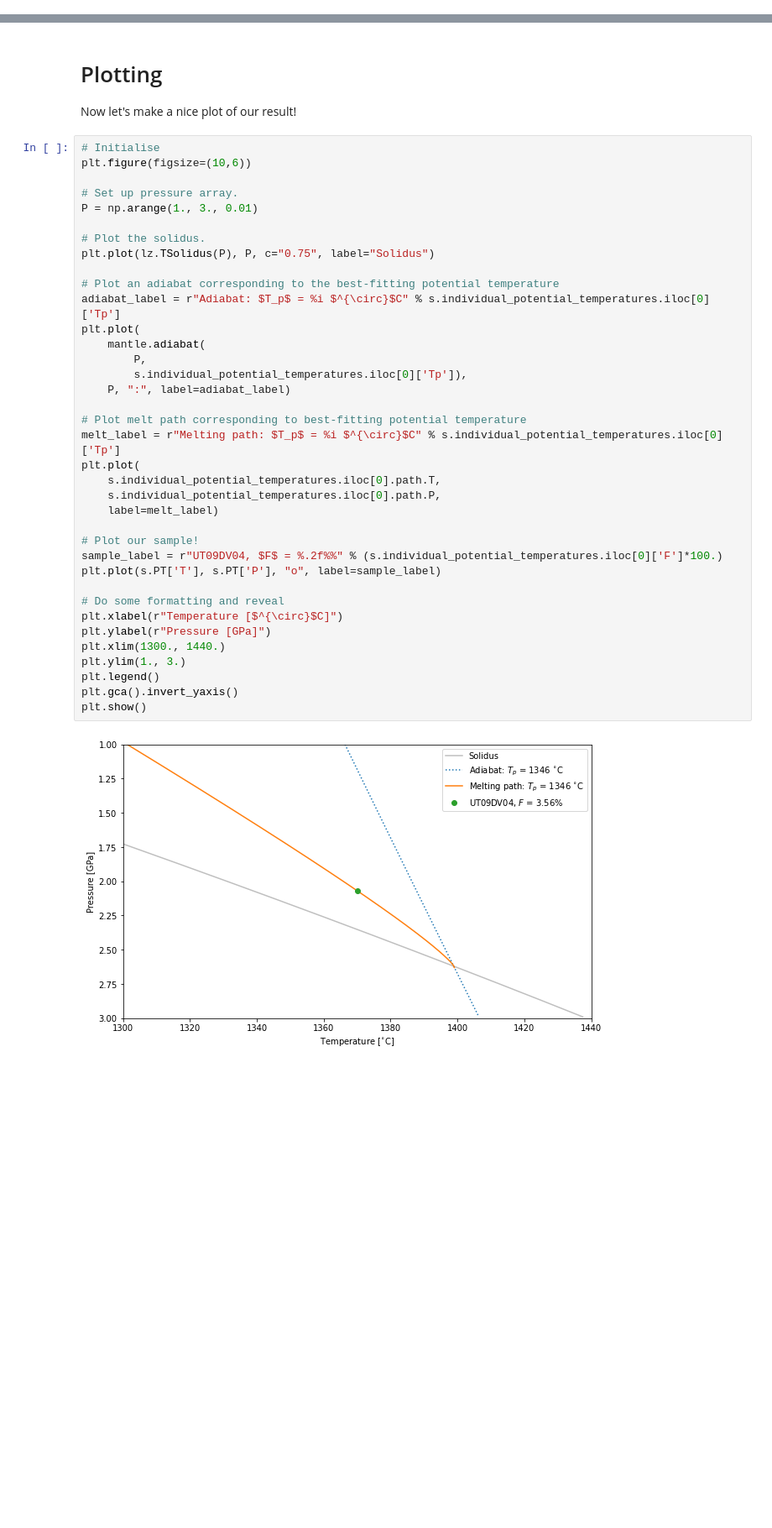
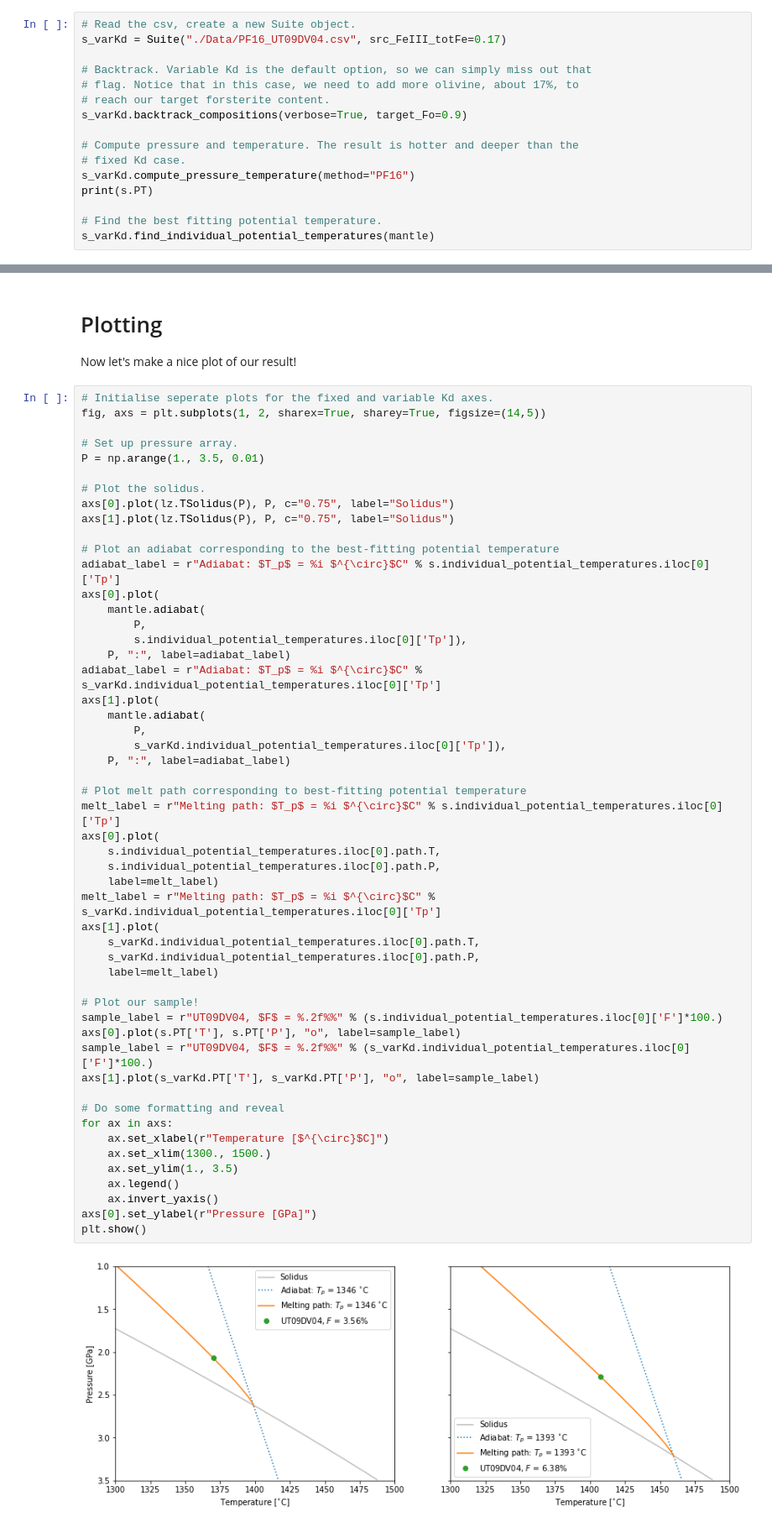
Before and after one commit to fmcnab/meltPT, a Jupyter notebook: docs/source/Tutorial_1.ipynb, the cells around one changed output, grey strips where cells are left out. Shown: that part at 84% size. Cells and saved outputs as stored; diff of their text form; blank space fills up the shorter version.

Commit message:
Add variable Kd example to Tutorial 1.

```diff
--- a/docs/source/Tutorial_1.ipynb
+++ b/docs/source/Tutorial_1.ipynb
@@ -111,0 +116,16 @@ print(s.individual_potential_temperatures)
+# %%
+# Read the csv, create a new Suite object.
+s_varKd = Suite("./Data/PF16_UT09DV04.csv", src_FeIII_totFe=0.17)
+
+# Backtrack. Variable Kd is the default option, so we can simply miss out that
+# flag. Notice that in this case, we need to add more olivine, about 17%, to
+# reach our target forsterite content.
+s_varKd.backtrack_compositions(verbose=True, target_Fo=0.9)
+
+# Compute pressure and temperature. The result is hotter and deeper than the
+# fixed Kd case.
+s_varKd.compute_pressure_temperature(method="PF16")
+print(s.PT)
+
+# Find the best fitting potential temperature.
+s_varKd.find_individual_potential_temperatures(mantle)
@@ -114,41 +152,56 @@ print(s.individual_potential_temperatures)
 
 Now let's make a nice plot of our result!
 # %%
-# Initialise
-plt.figure(figsize=(10,6))
+# Initialise seperate plots for the fixed and variable Kd axes.
+fig, axs = plt.subplots(1, 2, sharex=True, sharey=True, figsize=(14,5))
 
 # Set up pressure array.
-P = np.arange(1., 3., 0.01)
+P = np.arange(1., 3.5, 0.01)
 
 # Plot the solidus.
-plt.plot(lz.TSolidus(P), P, c="0.75", label="Solidus")
+axs[0].plot(lz.TSolidus(P), P, c="0.75", label="Solidus")
+axs[1].plot(lz.TSolidus(P), P, c="0.75", label="Solidus")
 
 # Plot an adiabat corresponding to the best-fitting potential temperature
 adiabat_label = r"Adiabat: $T_p$ = %i $^{\circ}$C" % s.individual_potential_temperatures.iloc[0]['Tp']
-plt.plot(
+axs[0].plot(
     mantle.adiabat(
         P,
         s.individual_potential_temperatures.iloc[0]['Tp']),
     P, ":", label=adiabat_label)
+adiabat_label = r"Adiabat: $T_p$ = %i $^{\circ}$C" % s_varKd.individual_potential_temperatures.iloc[0]['Tp']
+axs[1].plot(
+    mantle.adiabat(
+        P,
+        s_varKd.individual_potential_temperatures.iloc[0]['Tp']),
+    P, ":", label=adiabat_label)
 
 # Plot melt path corresponding to best-fitting potential temperature
 melt_label = r"Melting path: $T_p$ = %i $^{\circ}$C" % s.individual_potential_temperatures.iloc[0]['Tp']
-plt.plot(
+axs[0].plot(
     s.individual_potential_temperatures.iloc[0].path.T,
     s.individual_potential_temperatures.iloc[0].path.P,
+    label=melt_label)
+melt_label = r"Melting path: $T_p$ = %i $^{\circ}$C" % s_varKd.individual_potential_temperatures.iloc[0]['Tp']
+axs[1].plot(
+    s_varKd.individual_potential_temperatures.iloc[0].path.T,
+    s_varKd.individual_potential_temperatures.iloc[0].path.P,
     label=melt_label)
 
 # Plot our sample!
 sample_label = r"UT09DV04, $F$ = %.2f%%" % (s.individual_potential_temperatures.iloc[0]['F']*100.)
-plt.plot(s.PT['T'], s.PT['P'], "o", label=sample_label)
+axs[0].plot(s.PT['T'], s.PT['P'], "o", label=sample_label)
+sample_label = r"UT09DV04, $F$ = %.2f%%" % (s_varKd.individual_potential_temperatures.iloc[0]['F']*100.)
+axs[1].plot(s_varKd.PT['T'], s_varKd.PT['P'], "o", label=sample_label)
 
 # Do some formatting and reveal
-plt.xlabel(r"Temperature [$^{\circ}$C]")
-plt.ylabel(r"Pressure [GPa]")
-plt.xlim(1300., 1440.)
-plt.ylim(1., 3.)
-plt.legend()
-plt.gca().invert_yaxis()
+for ax in axs:
+    ax.set_xlabel(r"Temperature [$^{\circ}$C]")
+    ax.set_xlim(1300., 1500.)
+    ax.set_ylim(1., 3.5)
+    ax.legend()
+    ax.invert_yaxis()
+axs[0].set_ylabel(r"Pressure [GPa]")
 plt.show()
 # %% [output]
-[figure, old version]
+[figure, new version]
```
Also changed, not shown: parts of 4 cells of this notebook, 1 other file.
